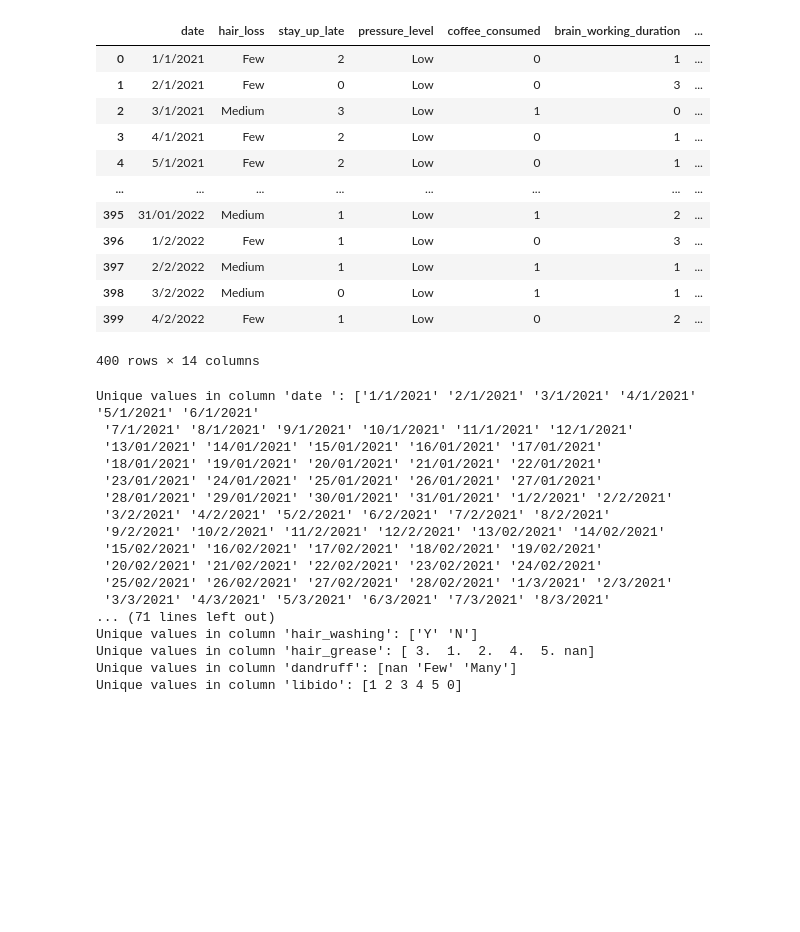
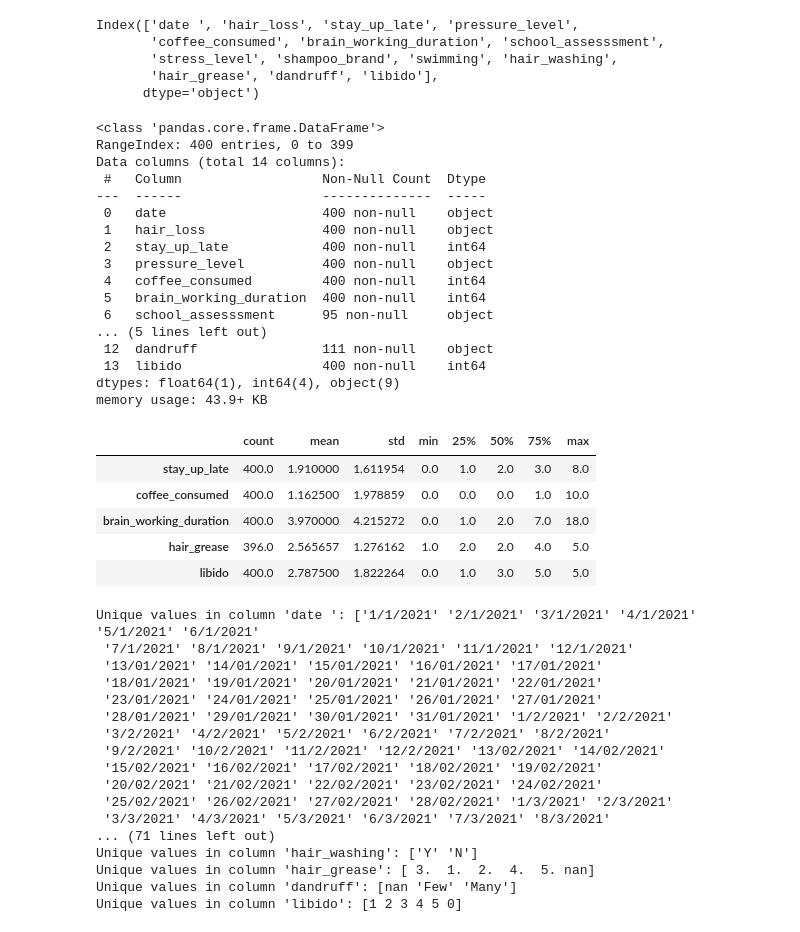
Before and after one commit to MeetPatel41011/Disease-Prediction-System, a Jupyter notebook: Machine Learning/Luke_hair_loss_documentation/hair_loss.ipynb, the cells around one changed output. Cells and saved outputs as stored; diff of their text form; code cells hidden in the pictures; blank space fills up the shorter version.

```diff
--- a/Machine Learning/Luke_hair_loss_documentation/hair_loss.ipynb
+++ b/Machine Learning/Luke_hair_loss_documentation/hair_loss.ipynb
@@ -45,20 +9,41 @@ import numpy as np
 df=pd.read_csv('Luke_hair_loss_documentation.csv')
 # %%
 df
+df.columns
 # %% [output]
-|  | date | hair_loss | stay_up_late | pressure_level | coffee_consumed | brain_working_duration | ... |
-| 0 | 1/1/2021 | Few | 2 | Low | 0 | 1 | ... |
-| 1 | 2/1/2021 | Few | 0 | Low | 0 | 3 | ... |
-| 2 | 3/1/2021 | Medium | 3 | Low | 1 | 0 | ... |
-| 3 | 4/1/2021 | Few | 2 | Low | 0 | 1 | ... |
-| 4 | 5/1/2021 | Few | 2 | Low | 0 | 1 | ... |
-| ... | ... | ... | ... | ... | ... | ... | ... |
-| 395 | 31/01/2022 | Medium | 1 | Low | 1 | 2 | ... |
-| 396 | 1/2/2022 | Few | 1 | Low | 0 | 3 | ... |
-| 397 | 2/2/2022 | Medium | 1 | Low | 1 | 1 | ... |
-| 398 | 3/2/2022 | Medium | 0 | Low | 1 | 1 | ... |
-| 399 | 4/2/2022 | Few | 1 | Low | 0 | 2 | ... |
-400 rows × 14 columns
+Index(['date ', 'hair_loss', 'stay_up_late', 'pressure_level',
+       'coffee_consumed', 'brain_working_duration', 'school_assesssment',
+       'stress_level', 'shampoo_brand', 'swimming', 'hair_washing',
+       'hair_grease', 'dandruff', 'libido'],
+      dtype='object')
+# %%
+df.info()
+
+df.describe().T
+# %% [output]
+<class 'pandas.core.frame.DataFrame'>
+RangeIndex: 400 entries, 0 to 399
+Data columns (total 14 columns):
+ #   Column                  Non-Null Count  Dtype
+---  ------                  --------------  -----
+ 0   date                    400 non-null    object
+ 1   hair_loss               400 non-null    object
+ 2   stay_up_late            400 non-null    int64
+ 3   pressure_level          400 non-null    object
+ 4   coffee_consumed         400 non-null    int64
+ 5   brain_working_duration  400 non-null    int64
+ 6   school_assesssment      95 non-null     object
+... (5 lines left out)
+ 12  dandruff                111 non-null    object
+ 13  libido                  400 non-null    int64
+dtypes: float64(1), int64(4), object(9)
+memory usage: 43.9+ KB
+|  | count | mean | std | min | 25% | 50% | 75% | max |
+| stay_up_late | 400.0 | 1.910000 | 1.611954 | 0.0 | 1.0 | 2.0 | 3.0 | 8.0 |
+| coffee_consumed | 400.0 | 1.162500 | 1.978859 | 0.0 | 0.0 | 0.0 | 1.0 | 10.0 |
+| brain_working_duration | 400.0 | 3.970000 | 4.215272 | 0.0 | 1.0 | 2.0 | 7.0 | 18.0 |
+| hair_grease | 396.0 | 2.565657 | 1.276162 | 1.0 | 2.0 | 2.0 | 4.0 | 5.0 |
+| libido | 400.0 | 2.787500 | 1.822264 | 0.0 | 1.0 | 3.0 | 5.0 | 5.0 |
 # %%
 for col in df.columns:
     print(f"Unique values in column '{col}': {df[col].unique()}")
```
Also changed, not shown: parts of 9 cells of this notebook, 16 other files.
